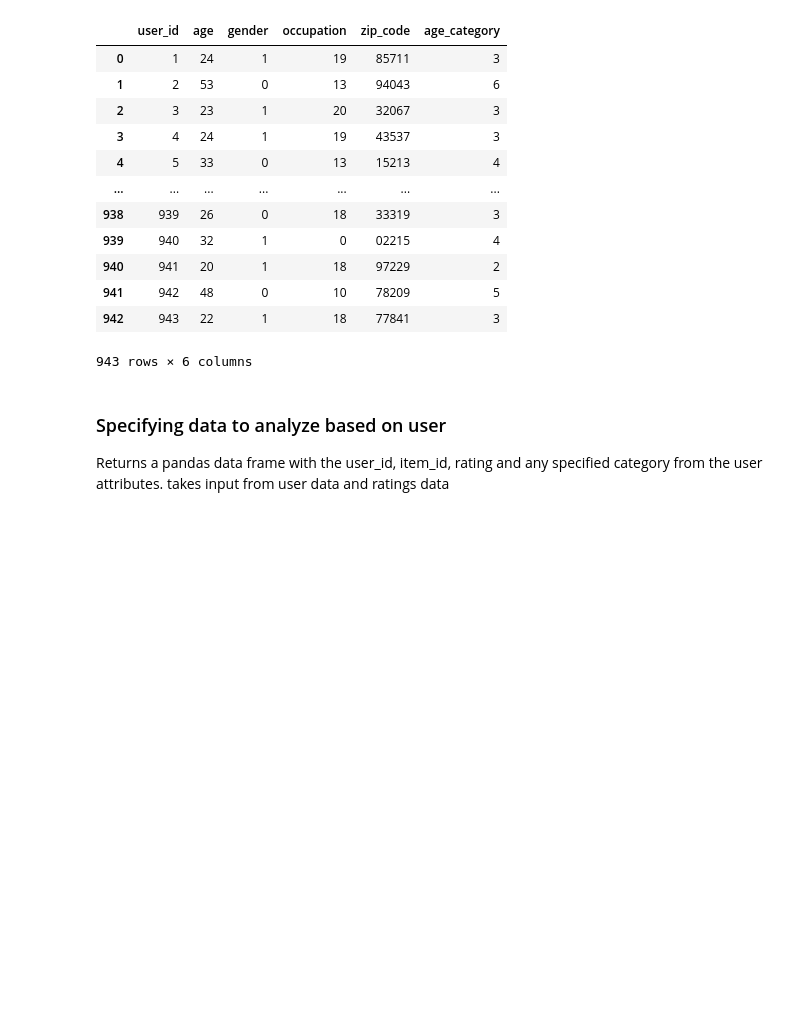
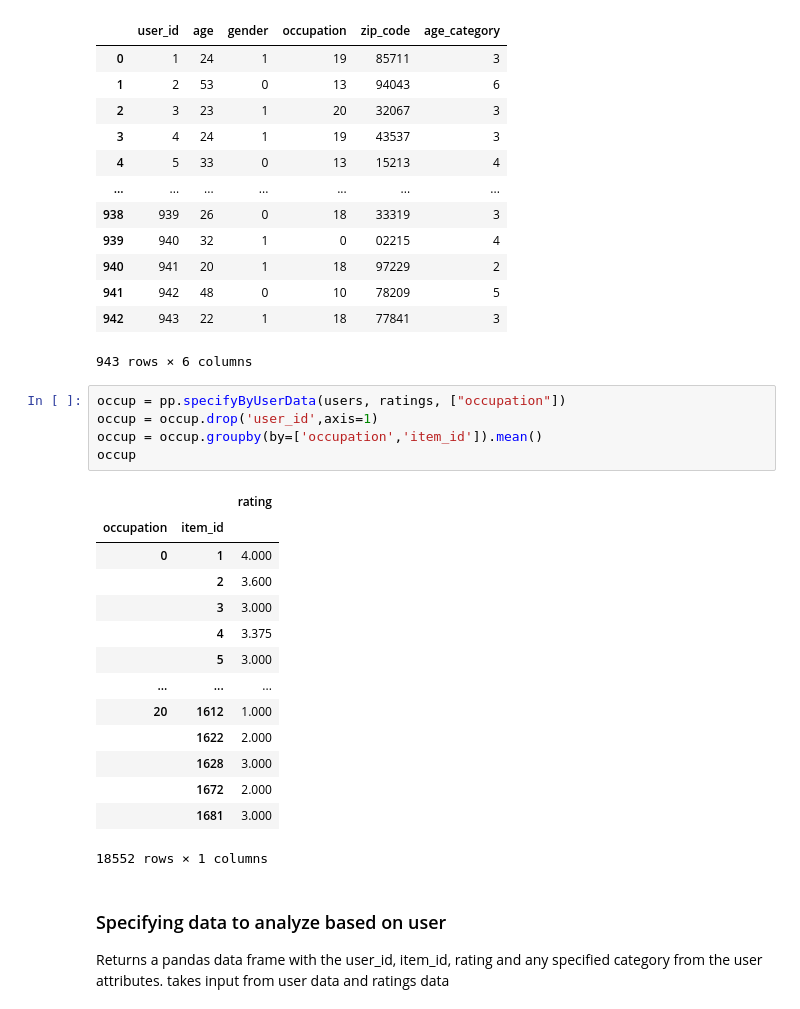
Before and after one commit to Xevenst/MovLensDataSet, a Jupyter notebook: preprocessingEx.ipynb, the cells around one changed output. Cells and saved outputs as stored; diff of their text form; blank space fills up the shorter version.

```diff
--- a/preprocessingEx.ipynb
+++ b/preprocessingEx.ipynb
@@ -83,6 +76,26 @@ users
 | 941 | 942 | 48 | 0 | 10 | 78209 | 5 |
 | 942 | 943 | 22 | 1 | 18 | 77841 | 3 |
 943 rows × 6 columns
+# %%
+occup = pp.specifyByUserData(users, ratings, ["occupation"])
+occup = occup.drop('user_id',axis=1)
+occup = occup.groupby(by=['occupation','item_id']).mean()
+occup
+# %% [output]
+|  |  | rating |
+| occupation | item_id |  |
+| 0 | 1 | 4.000 |
+|  | 2 | 3.600 |
+|  | 3 | 3.000 |
+|  | 4 | 3.375 |
+|  | 5 | 3.000 |
+| ... | ... | ... |
+| 20 | 1612 | 1.000 |
+|  | 1622 | 2.000 |
+|  | 1628 | 3.000 |
+|  | 1672 | 2.000 |
+|  | 1681 | 3.000 |
+18552 rows × 1 columns
 # %% [markdown]
 <h3>Specifying data to analyze based on user</h3>
 Returns a pandas data frame with the user_id, item_id, rating and any specified category from the user attributes. takes input from user data and ratings data
```
Also changed, not shown: parts of 2 cells of this notebook, 1 other file.
